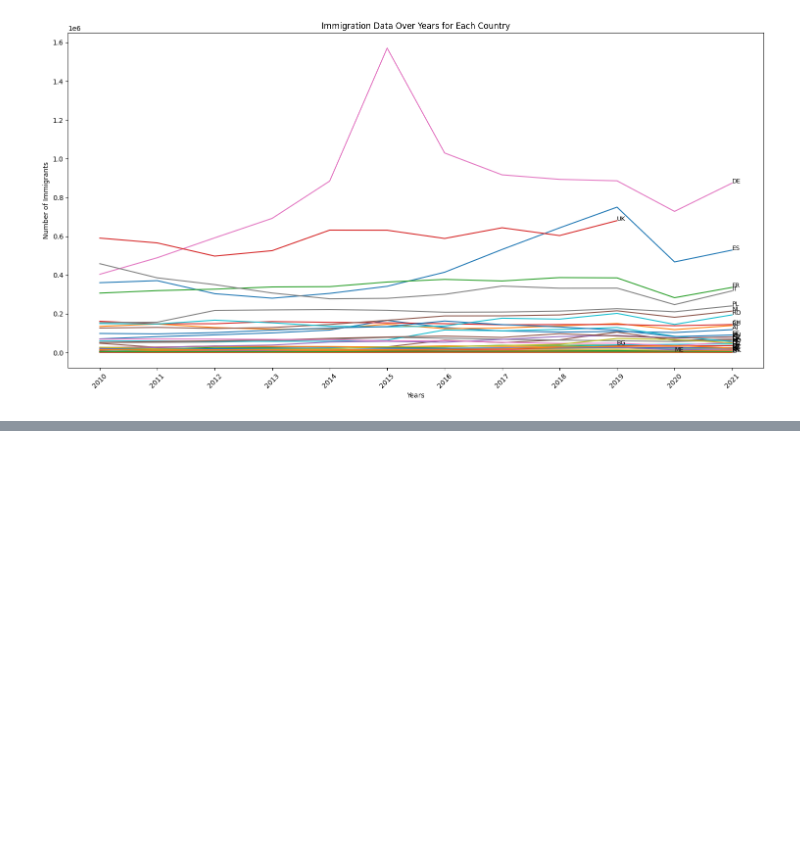
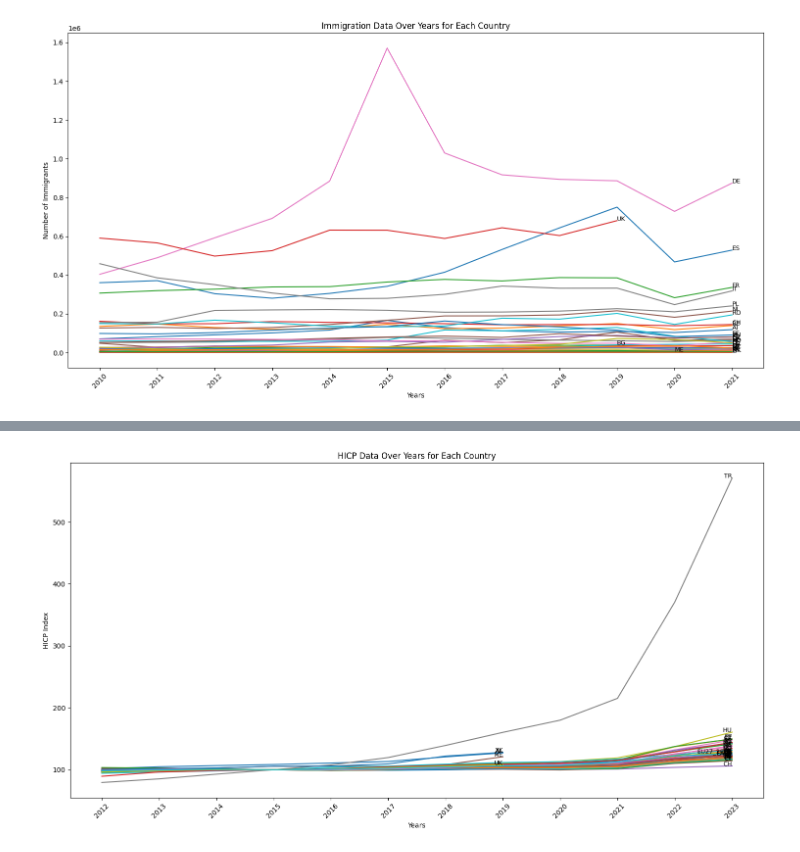
Before and after one commit to venetagrigorova/transport-modal-split, a Jupyter notebook: code/clean-data.ipynb, the cells around one changed output, grey strips where cells are left out. Drawn from its saved outputs; the diff is of its cells as text; code cells hidden in the pictures; blank space fills up the shorter version.

Commit message:
cleaning and plotting immigration and inflation data

```diff
--- a/code/clean-data.ipynb
+++ b/code/clean-data.ipynb
@@ -405,0 +406,15 @@ HICP_df = pd.DataFrame(HICP_data)
+# %%
+# Split the first column and drop the original column
+hicp_df[['freq', 'unit', 'coicop', 'country']] = hicp_df['freq,unit,coicop,geo\\TIME_PERIOD'].str.split(',', expand=True)
+hicp_df.drop('freq,unit,coicop,geo\\TIME_PERIOD', axis=1, inplace=True)
+
+# Clean the data in the year columns
+for col in hicp_df.columns.drop(['freq', 'unit', 'coicop', 'country']):
+    hicp_df[col] = hicp_df[col].replace({":": np.nan, ": d": np.nan, " d": ""}, inplace=False, regex=True)
+    hicp_df[col] = hicp_df[col].astype(float)
+
+# Set 'country' as the index of the DataFrame
+hicp_df_final = hicp_df.drop(['freq', 'unit', 'coicop'], axis=1).set_index('country')
+
+# Display the cleaned DataFrame
+hicp_df_final.head()
@@ -405,0 +429,30 @@ HICP_df = pd.DataFrame(HICP_data)
+# %%
+# Function to plot data with country code labels on each line
+def plot_data_with_labels(df, title):
+    plt.figure(figsize=(15, 8))
+
+    # Convert the column names (years) to strings
+    year_columns = df.columns.astype(str)
+
+    # Loop through each country and plot its data
+    for country in df.index:
+        # Ensure the data is in a float format for plotting and drop NaN values
+        country_data = df.loc[country].dropna()
+        if not country_data.empty:
+            plt.plot(year_columns[:len(country_data)], country_data, label=country)
+            # Add text label near the last point of each line
+            last_year = year_columns[len(country_data) - 1]
+            last_value = country_data.iloc[-1]
+            plt.text(last_year, last_value, country, fontsize=9, ha='right')
+
+    plt.title(title)
+    plt.xticks(rotation=45)
+    plt.ylabel('HICP Index')
+    plt.xlabel('Years')
+    plt.tight_layout()
+    plt.show()
+
+# Plotting HICP Data with country labels
+plot_data_with_labels(hicp_df_final, 'HICP Data Over Years for Each Country')
+# %% [output]
+[figure, added]
```
Also changed, not shown: parts of 2 cells of this notebook.
